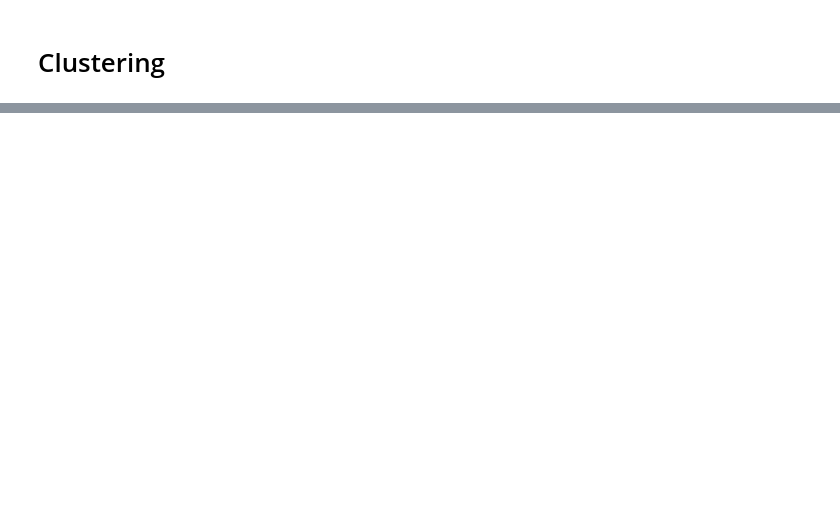
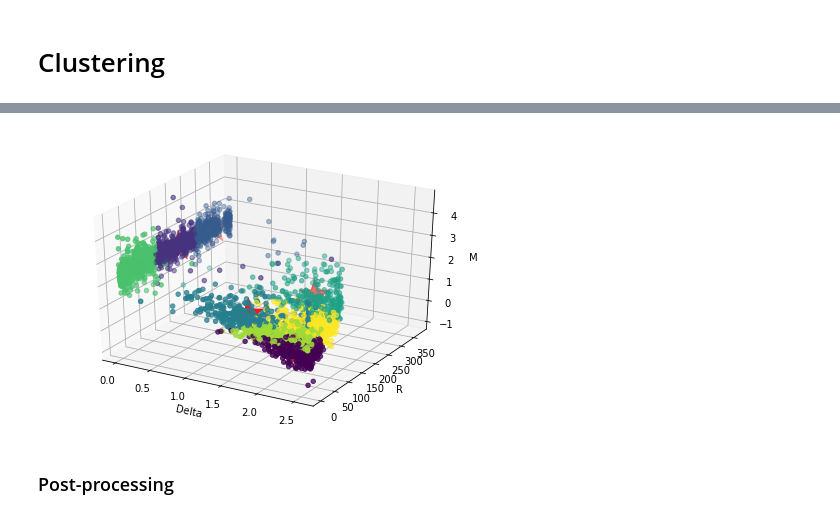
Before and after one commit to michelezoncheddu/data-mining-project, a Jupyter notebook: 2_Clustering.ipynb, the cells around one changed output, grey strips where cells are left out. Drawn from its saved outputs; the diff is of its cells as text; code cells hidden in the pictures; blank space fills up the shorter version.

```diff
--- a/2_Clustering.ipynb
+++ b/2_Clustering.ipynb
@@ -48,0 +57,18 @@ plt.show()
+# %%
+centers = scaler.inverse_transform(kmeans.cluster_centers_)
+centroids_x = centers[:,0]
+centroids_y = centers[:,1]
+centroids_z = centers[:,2]
+
+fig = plt.figure()
+ax = Axes3D(fig)
+ax.scatter(rfm_log['Delta'], rfm_log['Recency'], rfm_log['RMonetary'], c=kmeans.labels_)
+ax.scatter(centroids_x,centroids_y,centroids_z,s=1000, marker='*', c='r')
+ax.set_xlabel('Delta')
+ax.set_ylabel('R')
+ax.set_zlabel('M')
+plt.show()
+# %% [output]
+[figure, added]
+# %% [markdown]
+### Post-processing
```
Also changed, not shown: parts of 40 cells of this notebook, 1 other file.
